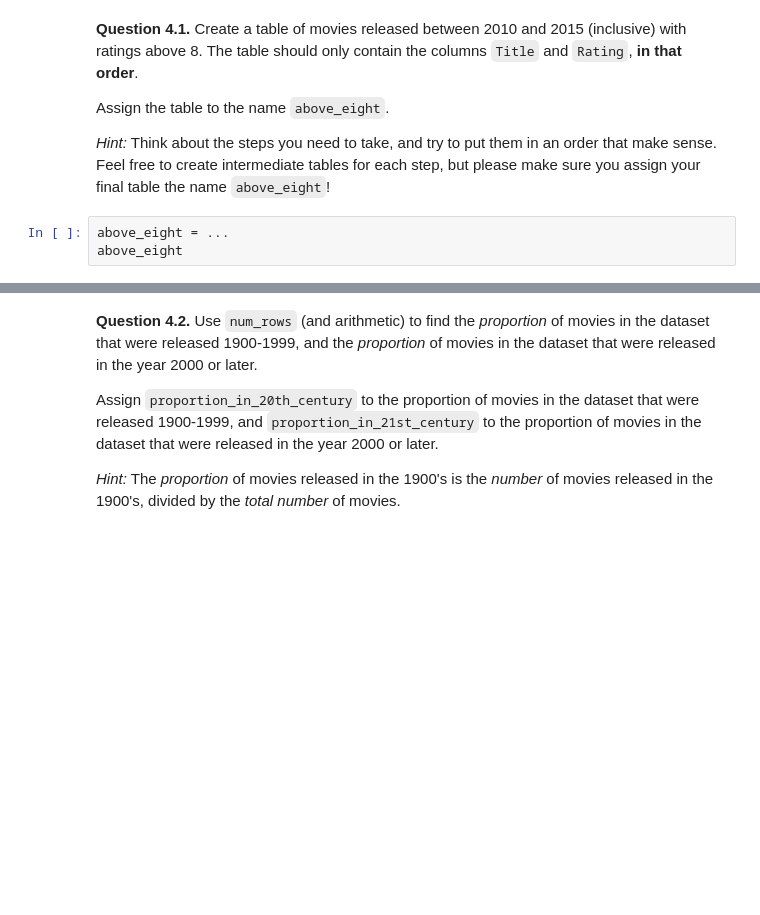
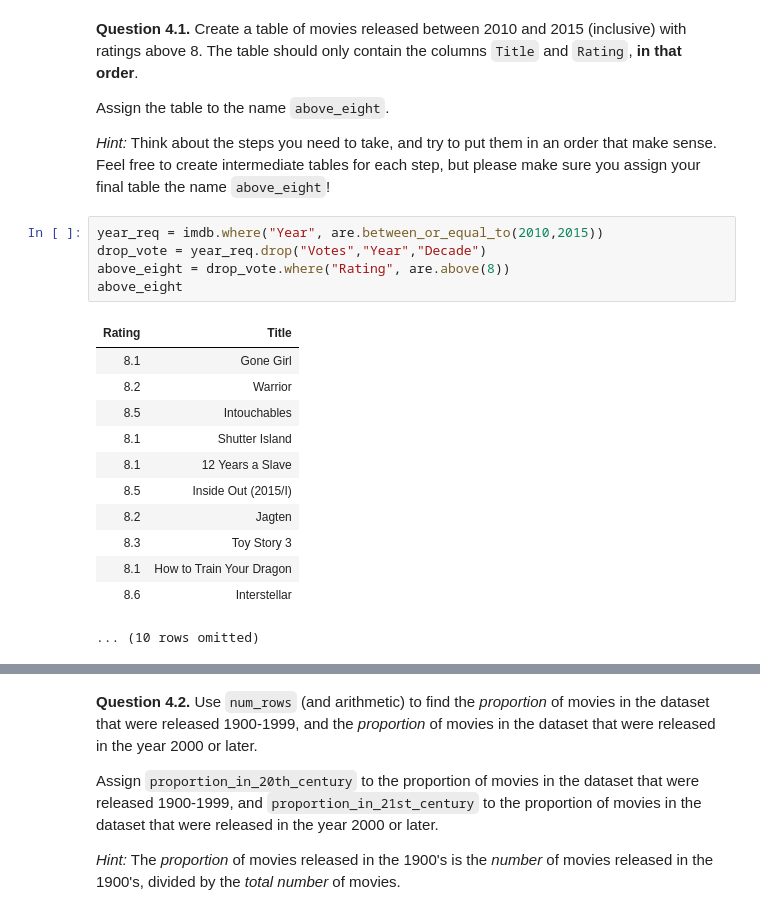
Before and after one commit to cohlrich/Intro-to-data-analytics---cohlrich, a Jupyter notebook: lab02/lab02.ipynb, the cells around one changed output, grey strips where cells are left out. Saved outputs shown, nothing was run; the diff lists cells and outputs as text; blank space fills up the shorter version.

```diff
--- a/lab02/lab02.ipynb
+++ b/lab02/lab02.ipynb
@@ -361,6 +488,21 @@ You should organize your work in the way that makes the most sense to you, using
 Assign the table to the name `above_eight`.
 
 *Hint:* Think about the steps you need to take, and try to put them in an order that make sense. Feel free to create intermediate tables for each step, but please make sure you assign your final table the name `above_eight`!
-# %%
-above_eight = ...
-above_eight
+# %%
+year_req = imdb.where("Year", are.between_or_equal_to(2010,2015))
+drop_vote = year_req.drop("Votes","Year","Decade")
+above_eight = drop_vote.where("Rating", are.above(8))
+above_eight
+# %% [output]
+| Rating | Title |
+| 8.1 | Gone Girl |
+| 8.2 | Warrior |
+| 8.5 | Intouchables |
+| 8.1 | Shutter Island |
+| 8.1 | 12 Years a Slave |
+| 8.5 | Inside Out (2015/I) |
+| 8.2 | Jagten |
+| 8.3 | Toy Story 3 |
+| 8.1 | How to Train Your Dragon |
+| 8.6 | Interstellar |
+... (10 rows omitted)
```
Also changed, not shown: parts of 30 cells of this notebook, 2 other files.
